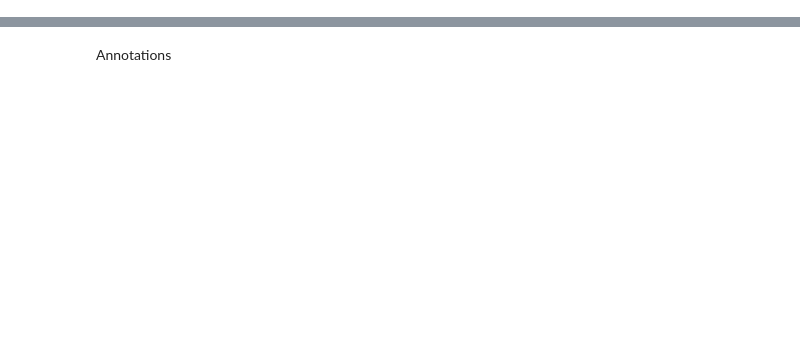
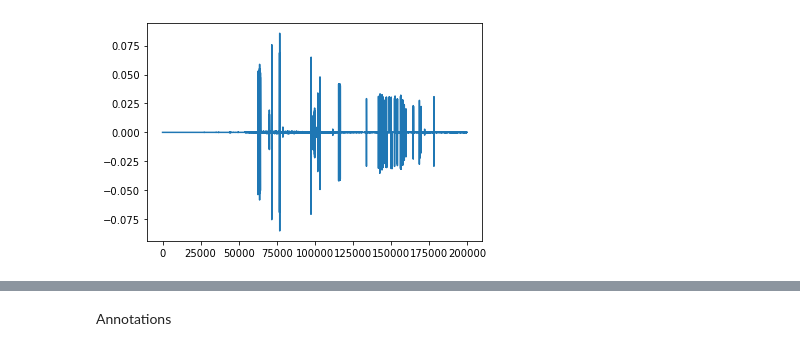
Before and after one commit to leonkontorovich/centerline_behavior_annotation, a Jupyter notebook: centerline/dev/head_position.ipynb, the cells around one changed output, grey strips where cells are left out. Saved outputs shown, nothing was run; the diff lists cells and outputs as text; code cells hidden in the pictures; blank space fills up the shorter version.

```diff
--- a/centerline/dev/head_position.ipynb
+++ b/centerline/dev/head_position.ipynb
@@ -272,0 +185,9 @@ pylab.show()
+# %%
+#plot concentration change over time
+y_head=concentration_change['Concentration_change_head']
+y_tail=concentration_change['Concentration_change_tail']
+x = np.arange(200001)
+plt.plot(x,y_head)
+plt.show()
+# %% [output]
+[figure, added]
```
Also changed, not shown: parts of 60 cells of this notebook.
